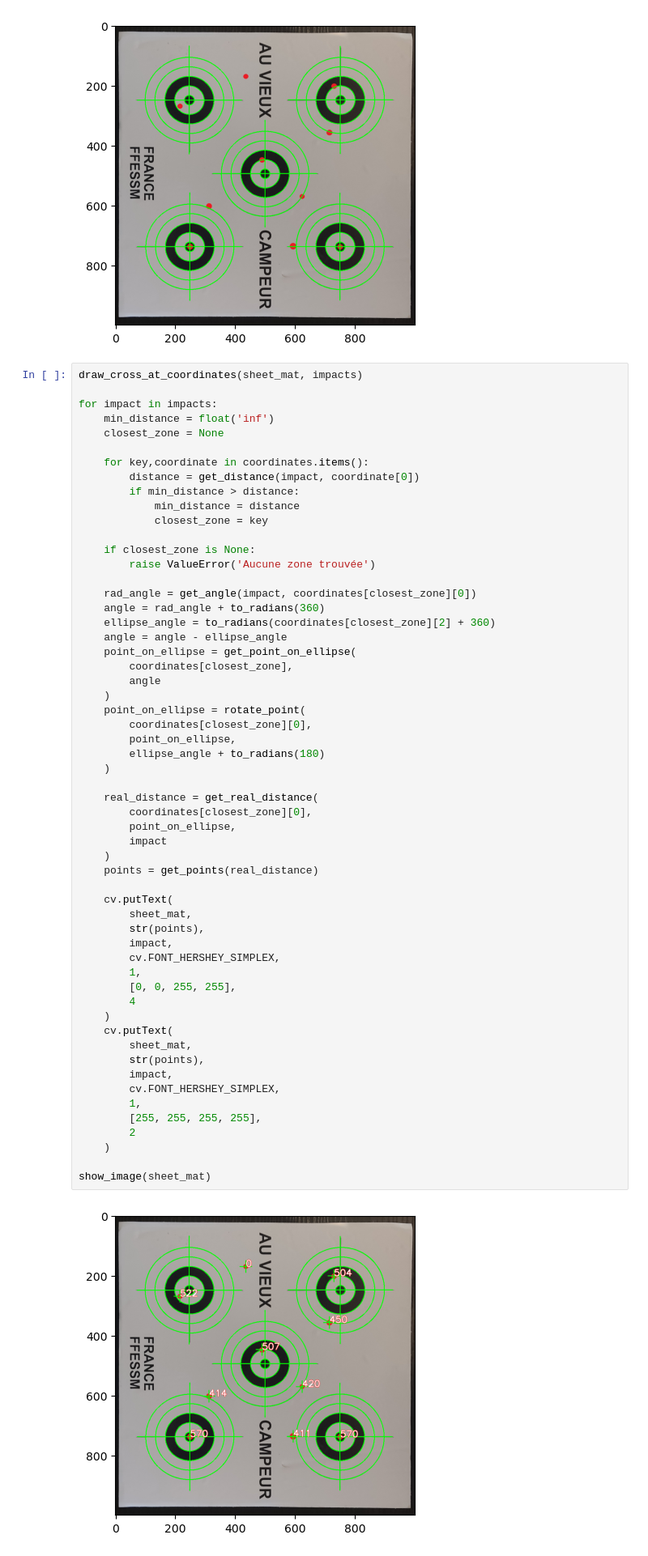
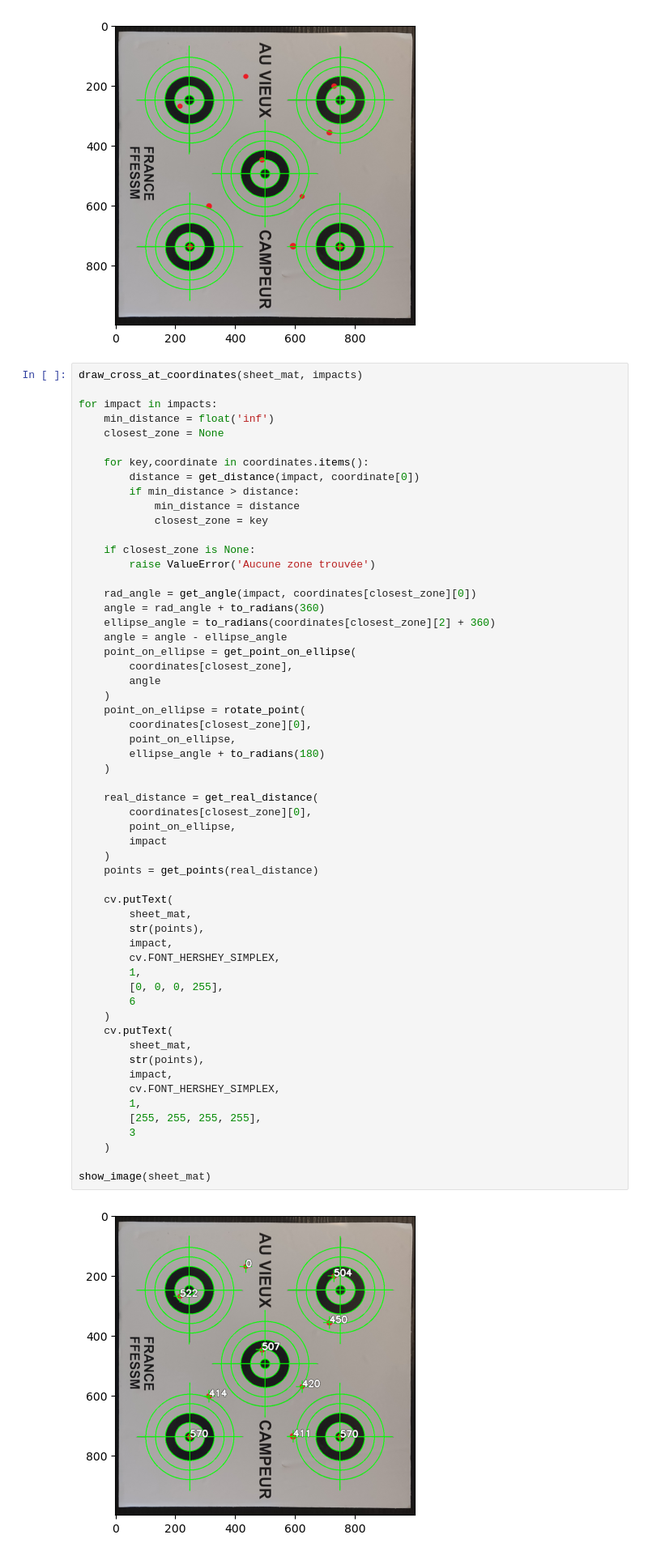
Before and after one commit to subvision-soft/documentation, a Jupyter notebook: algorithm-demo.ipynb, the cells around one changed output. Shown at 81% size. Drawn from its saved outputs; the diff is of its cells as text.

```diff
--- a/algorithm-demo.ipynb
+++ b/algorithm-demo.ipynb
@@ -505,34 +505,34 @@ for impact in impacts:
         coordinates[closest_zone][0],
         point_on_ellipse,
         ellipse_angle + to_radians(180)
     )
 
     real_distance = get_real_distance(
         coordinates[closest_zone][0],
         point_on_ellipse,
         impact
     )
     points = get_points(real_distance)
 
     cv.putText(
         sheet_mat,
         str(points),
         impact,
         cv.FONT_HERSHEY_SIMPLEX,
         1,
-        [0, 0, 255, 255],
-        4
+        [0, 0, 0, 255],
+        6
     )
     cv.putText(
         sheet_mat,
         str(points),
         impact,
         cv.FONT_HERSHEY_SIMPLEX,
         1,
         [255, 255, 255, 255],
-        2
+        3
     )
 
 show_image(sheet_mat)
 # %% [output]
-[figure, old version]
+[figure, new version]
```
